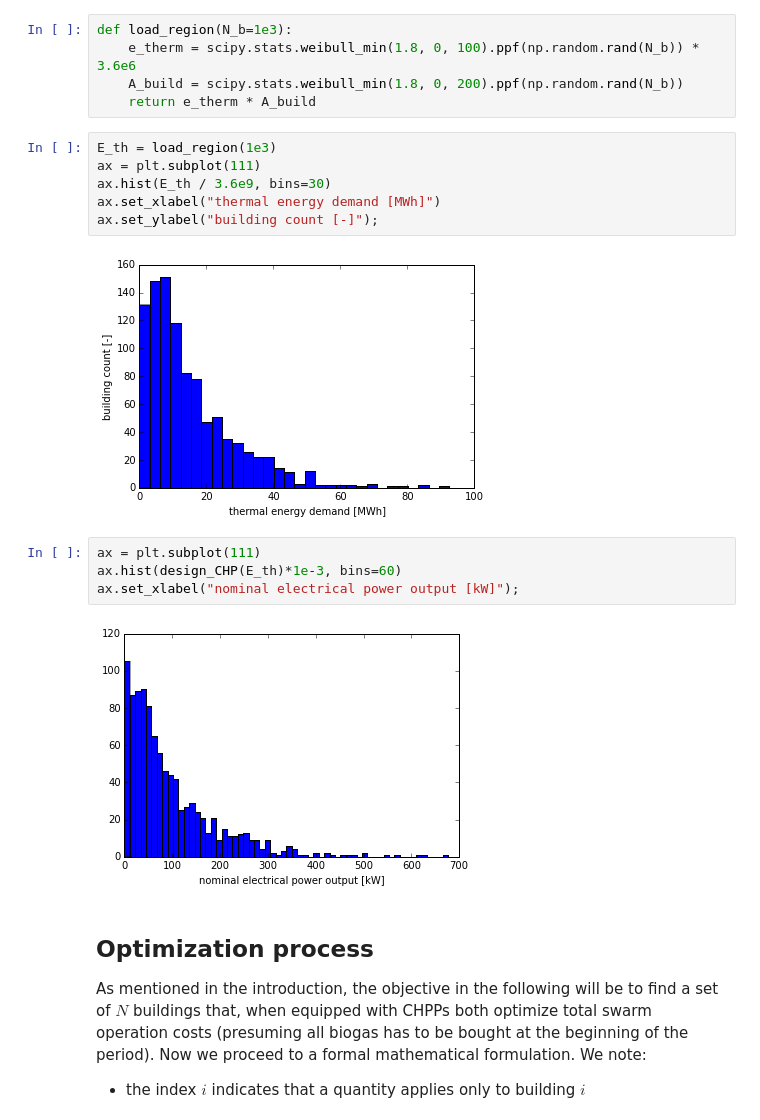
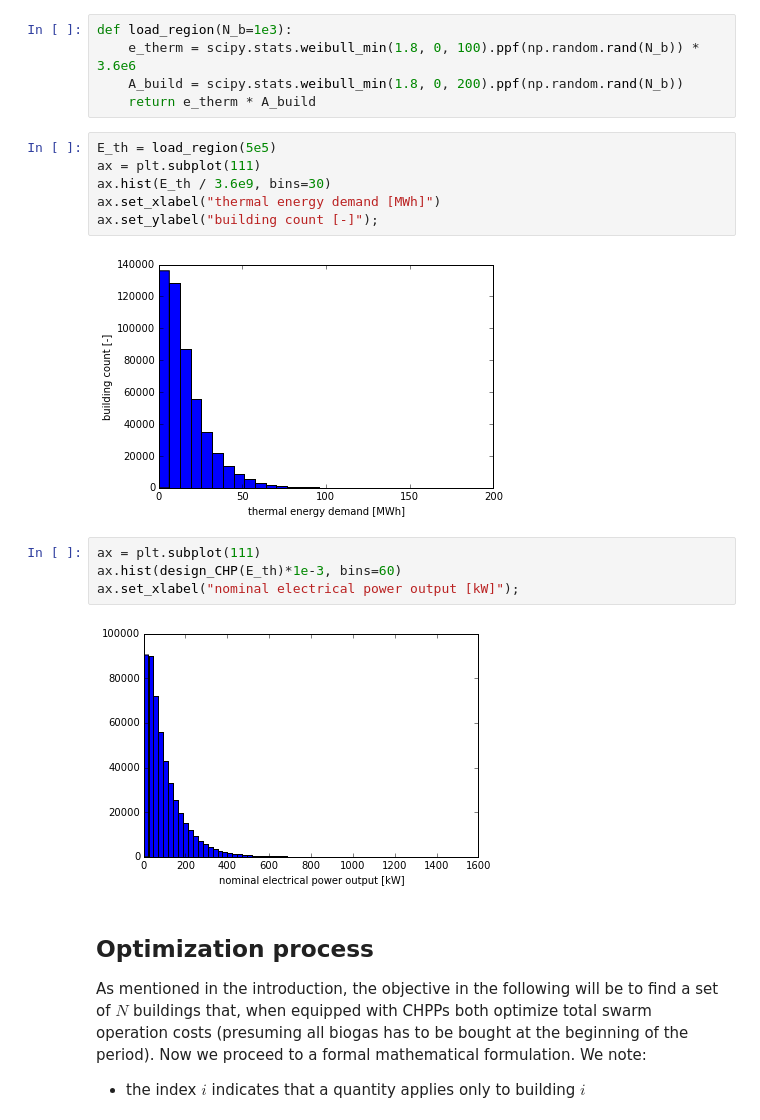
Before and after one commit to gilgeorges/antsearch, a Jupyter notebook: AntSearch for CHPswarm.ipynb, the cells around one changed output. Saved outputs shown, nothing was run; the diff lists cells and outputs as text.

```diff
--- a/AntSearch for CHPswarm.ipynb
+++ b/AntSearch for CHPswarm.ipynb
@@ -82,19 +89,19 @@ def load_region(N_b=1e3):
     A_build = scipy.stats.weibull_min(1.8, 0, 200).ppf(np.random.rand(N_b))
     return e_therm * A_build
 # %%
-E_th = load_region(1e3)
+E_th = load_region(5e5)
 ax = plt.subplot(111)
 ax.hist(E_th / 3.6e9, bins=30)
 ax.set_xlabel("thermal energy demand [MWh]")
 ax.set_ylabel("building count [-]");
 # %% [output]
-[figure, old version]
+[figure, new version]
 # %%
 ax = plt.subplot(111)
 ax.hist(design_CHP(E_th)*1e-3, bins=60)
 ax.set_xlabel("nominal electrical power output [kW]");
 # %% [output]
-[figure, old version]
+[figure, new version]
 # %% [markdown]
 ## Optimization process
 
```
Also changed, not shown: parts of 21 cells of this notebook.
